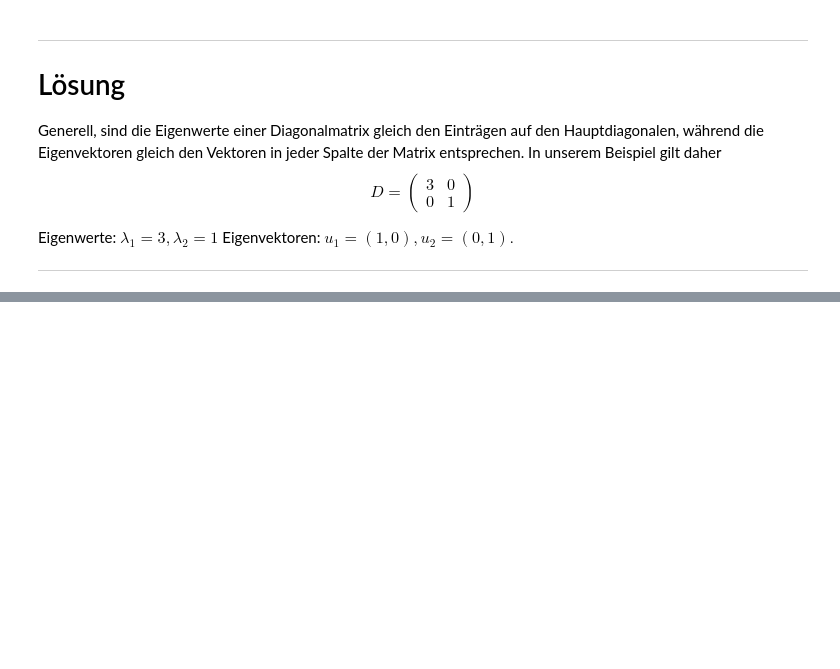
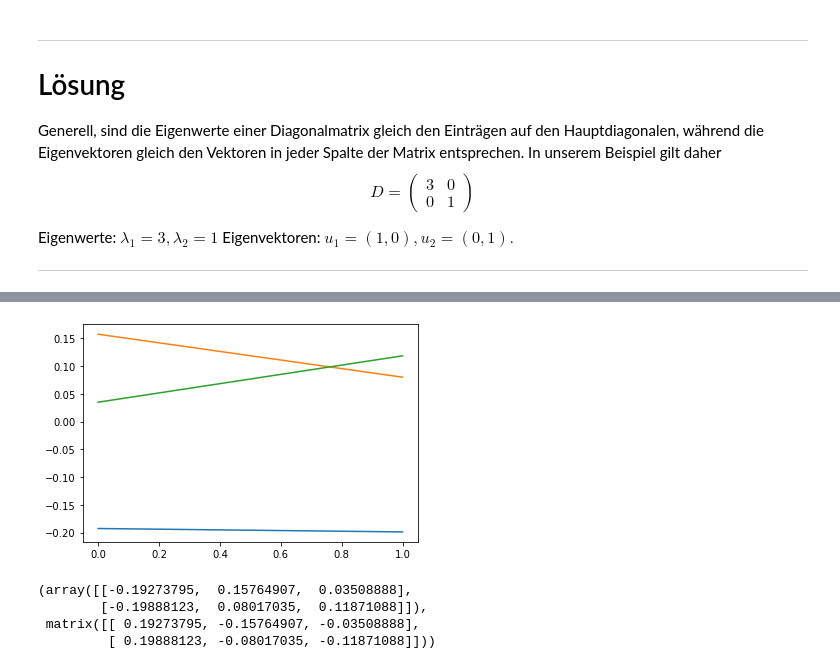
Before and after one commit to RMKruse/DataMiningInDerBioInf, a Jupyter notebook: uebung01/uebung01.ipynb, the cells around one changed output, grey strips where cells are left out. Drawn from its saved outputs; the diff is of its cells as text; code cells hidden in the pictures; blank space fills up the shorter version.

```diff
--- a/uebung01/uebung01.ipynb
+++ b/uebung01/uebung01.ipynb
@@ -233,0 +252,12 @@ Wahrscheinlichkeitsdichte p(x) der zugrundeliegenden uniformen Verteilung der Da
+# %%
+# Damit der Mittelwert der Punkte der Null Vector (0, 0)^T ist
+# Verschieben kann viel bedeuteten, einfach Lösung: Mittelwert Abziehen:
+mu_x0 = np.mean(x_data_mat[0])
+mu_x1 = np.mean(x_data_mat[1])
+x_data_mat[0] -= mu_x0
+x_data_mat[1] -= mu_x1
+# %%
+plot2 = plt.plot(x_data_mat)
+plt.show()
+# %% [output]
+[figure, added]
@@ -233,0 +269,9 @@ Wahrscheinlichkeitsdichte p(x) der zugrundeliegenden uniformen Verteilung der Da
+# %%
+R = r_rot_mat(alpha_angle=np.pi)
+x_data_new_mat = np.matmul(R, x_data_mat)
+x_data_mat, x_data_new_mat
+# %% [output]
+(array([[-0.19273795,  0.15764907,  0.03508888],
+        [-0.19888123,  0.08017035,  0.11871088]]),
+ matrix([[ 0.19273795, -0.15764907, -0.03508888],
+         [ 0.19888123, -0.08017035, -0.11871088]]))
```
Also changed, not shown: parts of 15 cells of this notebook.
